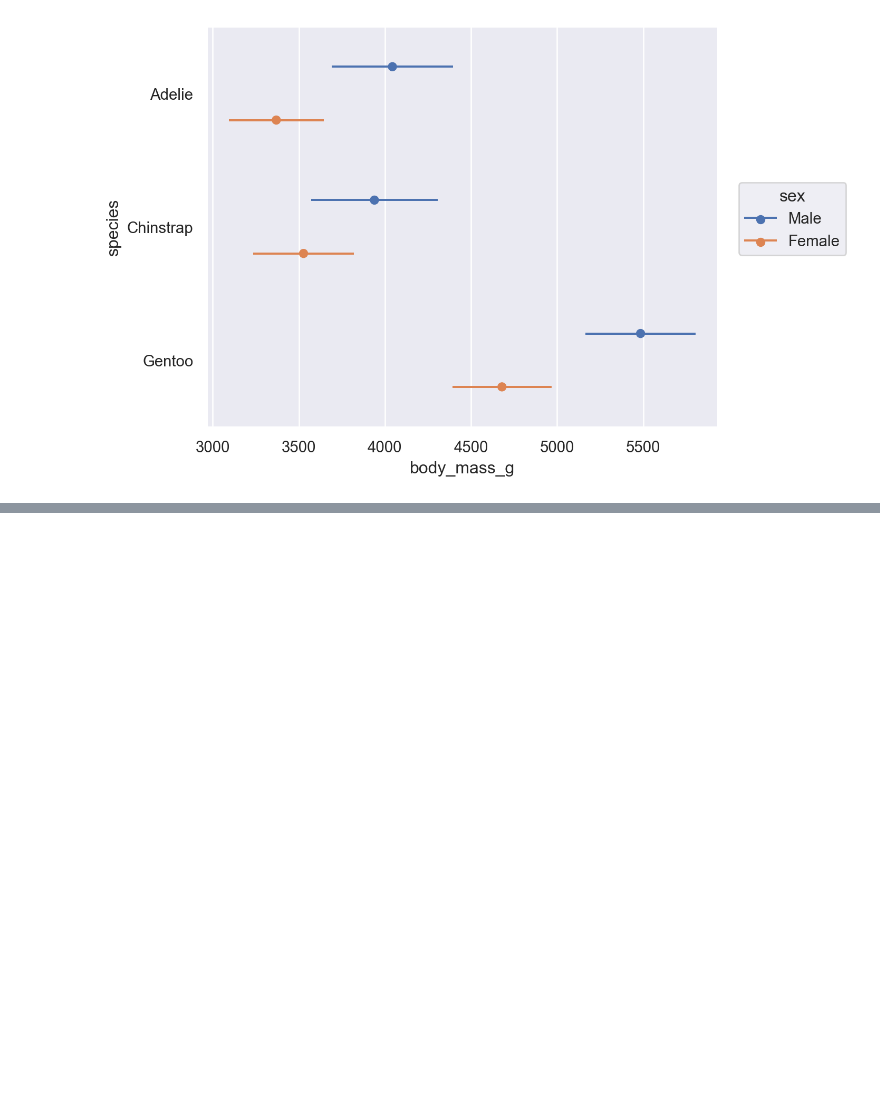
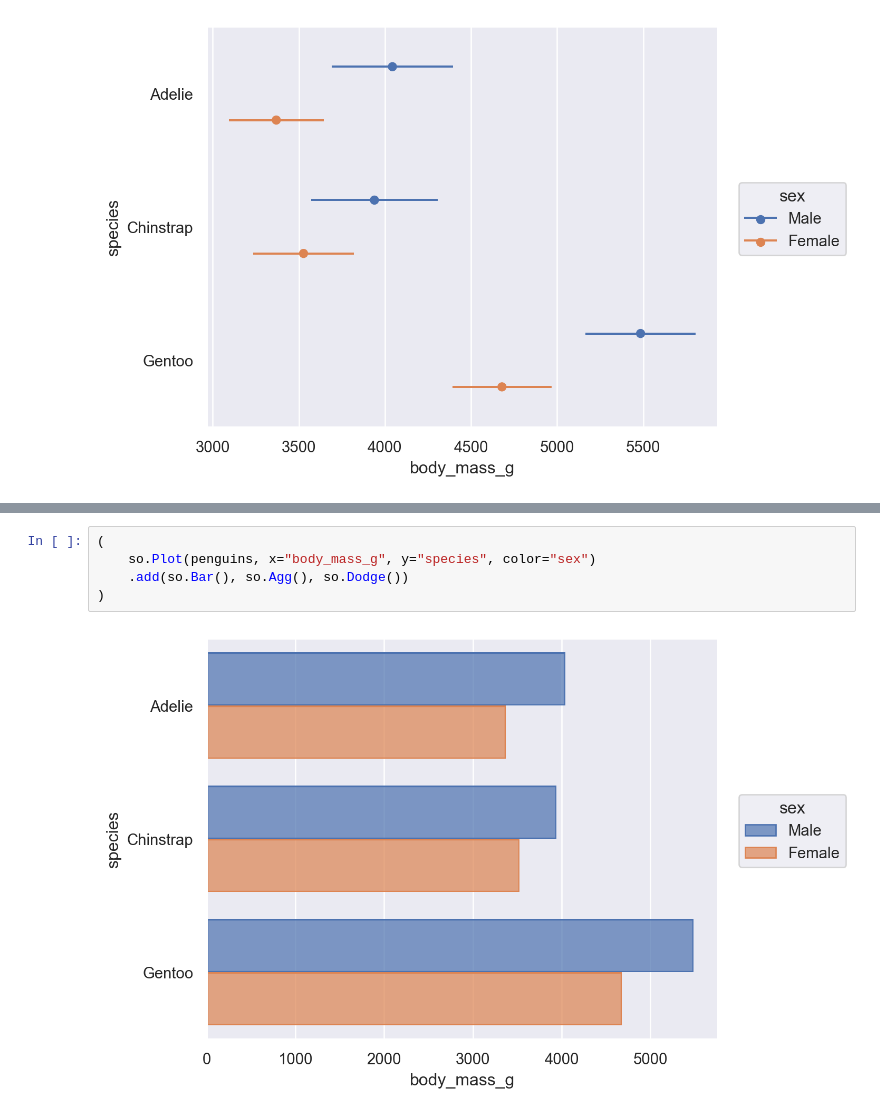
Before and after one commit to Choseyeonshay/seaborntutorial, a Jupyter notebook: 7. Objects interface.ipynb, the cells around one changed output, grey strips where cells are left out. Saved outputs shown, nothing was run; the diff lists cells and outputs as text; blank space fills up the shorter version.

```diff
--- a/7. Objects interface.ipynb
+++ b/7. Objects interface.ipynb
@@ -205,0 +220,7 @@ Agg 통계는 x와 y가 모두 이미 정의되어 있어야 하지만 통계
+# %%
+(
+    so.Plot(penguins, x="body_mass_g", y="species", color="sex")
+    .add(so.Bar(), so.Agg(), so.Dodge())
+)
+# %% [output]
+[figure, added]
```
Also changed, not shown: parts of 5 cells of this notebook.
